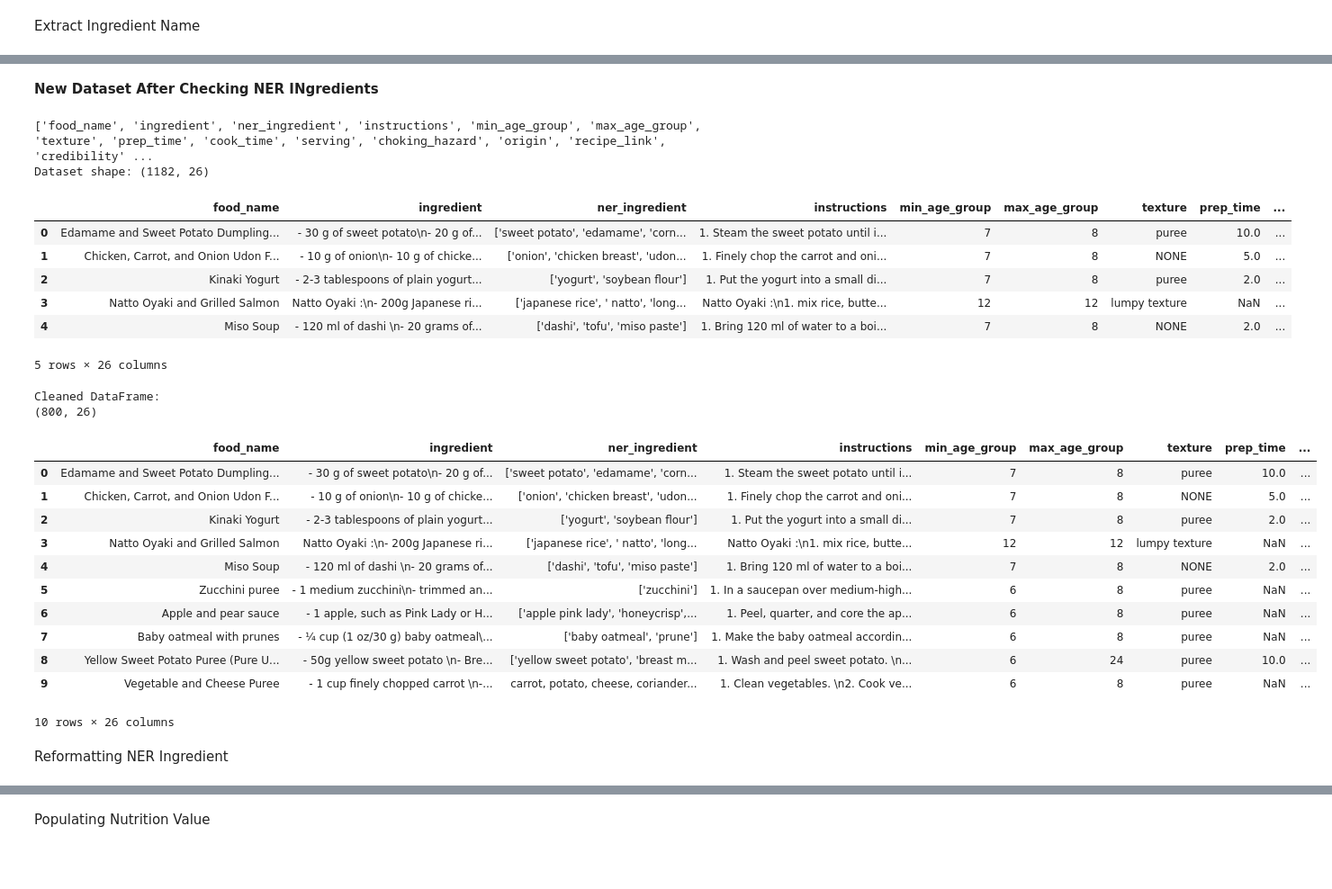
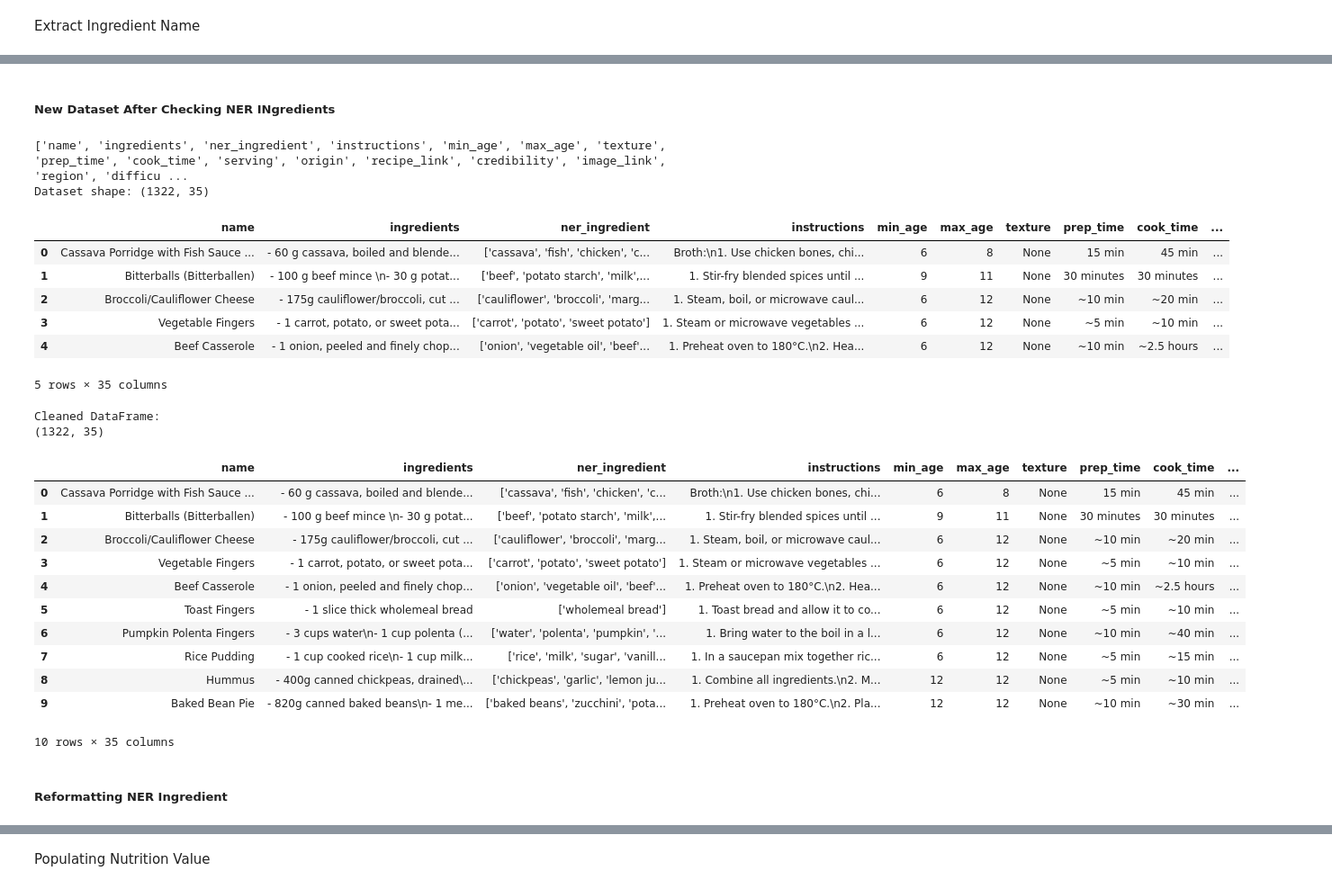
Before and after one commit to itshelena07/baby_food_recom_ai, a Jupyter notebook: 01_DataPreprocessing/pre-processing.ipynb, the cells around one changed output, grey strips where cells are left out. Shown: that part at 90% size. Drawn from its saved outputs; the diff is of its cells as text; code cells hidden in the pictures; blank space fills up the shorter version.

Commit message:
until category

```diff
--- a/01_DataPreprocessing/pre-processing.ipynb
+++ b/01_DataPreprocessing/pre-processing.ipynb
@@ -430,14 +335,14 @@ df = convert_escaped_newlines(df)
 df.to_excel("1st_dataset.xlsx", index=False)
 print("✅ DataFrame saved to '1st_dataset.xlsx'")
 # %% [markdown]
-**New Dataset After Checking NER INgredients**
+##### **New Dataset After Checking NER INgredients**
 # %%
 #Open Excel File
 import openpyxl
 import os
 
 # Load the workbook
-workbook = openpyxl.load_workbook('cleaned_ner.xlsx')
+workbook = openpyxl.load_workbook('1st_dataset.xlsx')
 
 # Select the active worksheet
 worksheet = workbook["Sheet1"]
@@ -468,46 +373,46 @@ print(headers)
 print(f"Dataset shape: {df.shape}")
 df.head()
 # %% [output]
-['food_name', 'ingredient', 'ner_ingredient', 'instructions', 'min_age_group', 'max_age_group', 'texture', 'prep_time', 'cook_time', 'serving', 'choking_hazard', 'origin', 'recipe_link', 'credibility' ...
-Dataset shape: (1182, 26)
+['name', 'ingredients', 'ner_ingredient', 'instructions', 'min_age', 'max_age', 'texture', 'prep_time', 'cook_time', 'serving', 'origin', 'recipe_link', 'credibility', 'image_link', 'region', 'difficu ...
+Dataset shape: (1322, 35)
-|  | food_name | ingredient | ner_ingredient | instructions | min_age_group | max_age_group | texture | prep_time | ... |
-| 0 | Edamame and Sweet Potato Dumpling... | - 30 g of sweet potato\n- 20 g of... | ['sweet potato', 'edamame', 'corn... | 1. Steam the sweet potato until i... | 7 | 8 | puree | 10.0 | ... |
-| 1 | Chicken, Carrot, and Onion Udon F... | - 10 g of onion\n- 10 g of chicke... | ['onion', 'chicken breast', 'udon... | 1. Finely chop the carrot and oni... | 7 | 8 | NONE | 5.0 | ... |
-| 2 | Kinaki Yogurt | - 2-3 tablespoons of plain yogurt... | ['yogurt', 'soybean flour'] | 1. Put the yogurt into a small di... | 7 | 8 | puree | 2.0 | ... |
-| 3 | Natto Oyaki and Grilled Salmon | Natto Oyaki :\n- 200g Japanese ri... | ['japanese rice', ' natto', 'long... | Natto Oyaki :\n1. mix rice, butte... | 12 | 12 | lumpy texture | NaN | ... |
-| 4 | Miso Soup | - 120 ml of dashi \n- 20 grams of... | ['dashi', 'tofu', 'miso paste'] | 1. Bring 120 ml of water to a boi... | 7 | 8 | NONE | 2.0 | ... |
+|  | name | ingredients | ner_ingredient | instructions | min_age | max_age | texture | prep_time | cook_time | ... |
+| 0 | Cassava Porridge with Fish Sauce ... | - 60 g cassava, boiled and blende... | ['cassava', 'fish', 'chicken', 'c... | Broth:\n1. Use chicken bones, chi... | 6 | 8 | None | 15 min | 45 min | ... |
+| 1 | Bitterballs (Bitterballen) | - 100 g beef mince \n- 30 g potat... | ['beef', 'potato starch', 'milk',... | 1. Stir-fry blended spices until ... | 9 | 11 | None | 30 minutes | 30 minutes | ... |
+| 2 | Broccoli/Cauliflower Cheese | - 175g cauliflower/broccoli, cut ... | ['cauliflower', 'broccoli', 'marg... | 1. Steam, boil, or microwave caul... | 6 | 12 | None | ~10 min | ~20 min | ... |
+| 3 | Vegetable Fingers | - 1 carrot, potato, or sweet pota... | ['carrot', 'potato', 'sweet potato'] | 1. Steam or microwave vegetables ... | 6 | 12 | None | ~5 min | ~10 min | ... |
+| 4 | Beef Casserole | - 1 onion, peeled and finely chop... | ['onion', 'vegetable oil', 'beef'... | 1. Preheat oven to 180°C.\n2. Hea... | 6 | 12 | None | ~10 min | ~2.5 hours | ... |
-5 rows × 26 columns
+5 rows × 35 columns
 # %%
 #drop data if imporant columns are empty
-important_columns = ['food_name', 'ingredient', 'ner_ingredient', 'instructions', 'recipe_link']
+important_columns = ['name', 'ingredients', 'ner_ingredient', 'instructions', 'recipe_link']
 for col in df.columns:
     if col in important_columns:
         null_count = df[col].isnull().sum()
         if null_count >0:
             df = df.dropna(subset=[col])
 
 # After dropping rows, you may want to reset the index if needed
 df = df.reset_index(drop=True)
 # Display the cleaned DataFrame
 print("Cleaned DataFrame:")
 print(df.shape)
 df.head(10)
 # %% [output]
 Cleaned DataFrame:
-(800, 26)
+(1322, 35)
-|  | food_name | ingredient | ner_ingredient | instructions | min_age_group | max_age_group | texture | prep_time | ... |
-| 0 | Edamame and Sweet Potato Dumpling... | - 30 g of sweet potato\n- 20 g of... | ['sweet potato', 'edamame', 'corn... | 1. Steam the sweet potato until i... | 7 | 8 | puree | 10.0 | ... |
-| 1 | Chicken, Carrot, and Onion Udon F... | - 10 g of onion\n- 10 g of chicke... | ['onion', 'chicken breast', 'udon... | 1. Finely chop the carrot and oni... | 7 | 8 | NONE | 5.0 | ... |
-| 2 | Kinaki Yogurt | - 2-3 tablespoons of plain yogurt... | ['yogurt', 'soybean flour'] | 1. Put the yogurt into a small di... | 7 | 8 | puree | 2.0 | ... |
-| 3 | Natto Oyaki and Grilled Salmon | Natto Oyaki :\n- 200g Japanese ri... | ['japanese rice', ' natto', 'long... | Natto Oyaki :\n1. mix rice, butte... | 12 | 12 | lumpy texture | NaN | ... |
-| 4 | Miso Soup | - 120 ml of dashi \n- 20 grams of... | ['dashi', 'tofu', 'miso paste'] | 1. Bring 120 ml of water to a boi... | 7 | 8 | NONE | 2.0 | ... |
-| 5 | Zucchini puree | - 1 medium zucchini\n- trimmed an... | ['zucchini'] | 1. In a saucepan over medium-high... | 6 | 8 | puree | NaN | ... |
-| 6 | Apple and pear sauce | - 1 apple, such as Pink Lady or H... | ['apple pink lady', 'honeycrisp',... | 1. Peel, quarter, and core the ap... | 6 | 8 | puree | NaN | ... |
-| 7 | Baby oatmeal with prunes | - ¼ cup (1 oz/30 g) baby oatmeal\... | ['baby oatmeal', 'prune'] | 1. Make the baby oatmeal accordin... | 6 | 8 | puree | NaN | ... |
-| 8 | Yellow Sweet Potato Puree (Pure U... | - 50g yellow sweet potato \n- Bre... | ['yellow sweet potato', 'breast m... | 1. Wash and peel sweet potato. \n... | 6 | 24 | puree | 10.0 | ... |
-| 9 | Vegetable and Cheese Puree | - 1 cup finely chopped carrot \n-... | carrot, potato, cheese, coriander... | 1. Clean vegetables. \n2. Cook ve... | 6 | 8 | puree | NaN | ... |
+|  | name | ingredients | ner_ingredient | instructions | min_age | max_age | texture | prep_time | cook_time | ... |
+| 0 | Cassava Porridge with Fish Sauce ... | - 60 g cassava, boiled and blende... | ['cassava', 'fish', 'chicken', 'c... | Broth:\n1. Use chicken bones, chi... | 6 | 8 | None | 15 min | 45 min | ... |
+| 1 | Bitterballs (Bitterballen) | - 100 g beef mince \n- 30 g potat... | ['beef', 'potato starch', 'milk',... | 1. Stir-fry blended spices until ... | 9 | 11 | None | 30 minutes | 30 minutes | ... |
+| 2 | Broccoli/Cauliflower Cheese | - 175g cauliflower/broccoli, cut ... | ['cauliflower', 'broccoli', 'marg... | 1. Steam, boil, or microwave caul... | 6 | 12 | None | ~10 min | ~20 min | ... |
+| 3 | Vegetable Fingers | - 1 carrot, potato, or sweet pota... | ['carrot', 'potato', 'sweet potato'] | 1. Steam or microwave vegetables ... | 6 | 12 | None | ~5 min | ~10 min | ... |
+| 4 | Beef Casserole | - 1 onion, peeled and finely chop... | ['onion', 'vegetable oil', 'beef'... | 1. Preheat oven to 180°C.\n2. Hea... | 6 | 12 | None | ~10 min | ~2.5 hours | ... |
+| 5 | Toast Fingers | - 1 slice thick wholemeal bread | ['wholemeal bread'] | 1. Toast bread and allow it to co... | 6 | 12 | None | ~5 min | ~10 min | ... |
+| 6 | Pumpkin Polenta Fingers | - 3 cups water\n- 1 cup polenta (... | ['water', 'polenta', 'pumpkin', '... | 1. Bring water to the boil in a l... | 6 | 12 | None | ~10 min | ~40 min | ... |
+| 7 | Rice Pudding | - 1 cup cooked rice\n- 1 cup milk... | ['rice', 'milk', 'sugar', 'vanill... | 1. In a saucepan mix together ric... | 6 | 12 | None | ~5 min | ~15 min | ... |
+| 8 | Hummus | - 400g canned chickpeas, drained\... | ['chickpeas', 'garlic', 'lemon ju... | 1. Combine all ingredients.\n2. M... | 12 | 12 | None | ~5 min | ~10 min | ... |
+| 9 | Baked Bean Pie | - 820g canned baked beans\n- 1 me... | ['baked beans', 'zucchini', 'pota... | 1. Preheat oven to 180°C.\n2. Pla... | 12 | 12 | None | ~10 min | ~30 min | ... |
-10 rows × 26 columns
+10 rows × 35 columns
 # %% [markdown]
-Reformatting NER Ingredient
+##### Reformatting NER Ingredient
 # %%
 import ast
```
Also changed, not shown: parts of 137 cells of this notebook.
